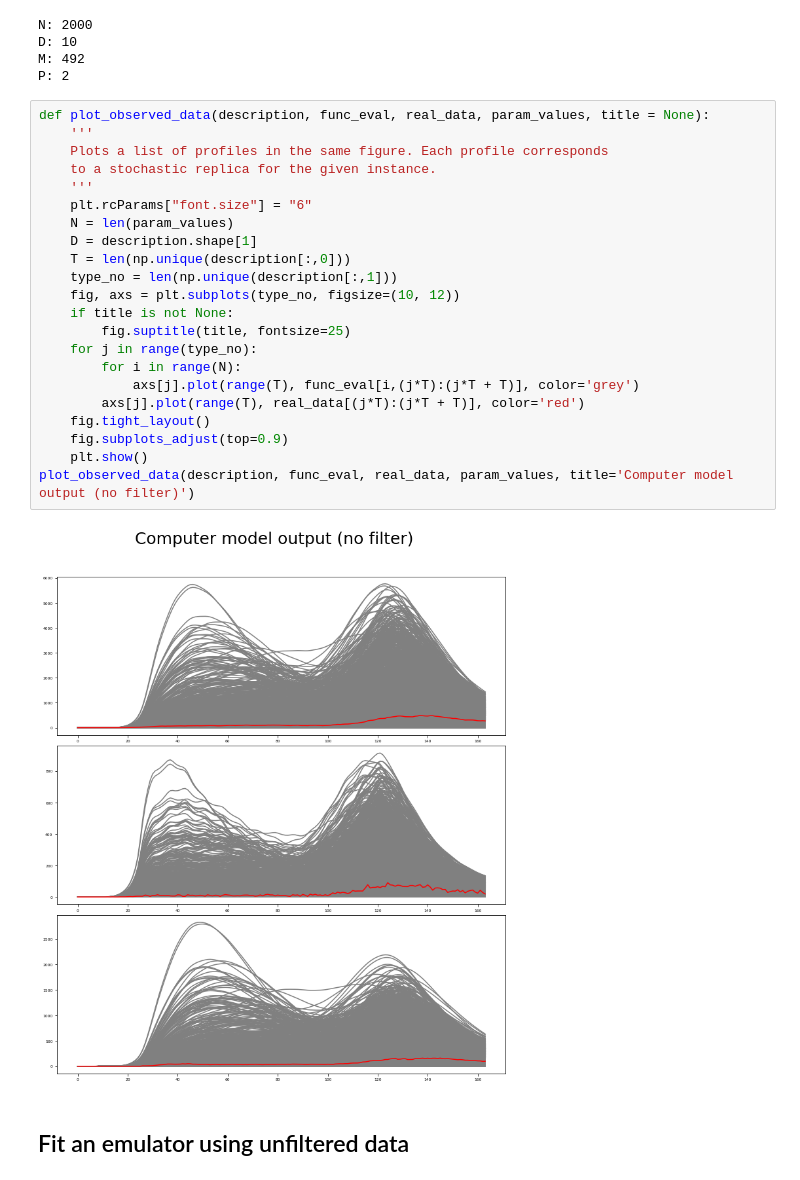
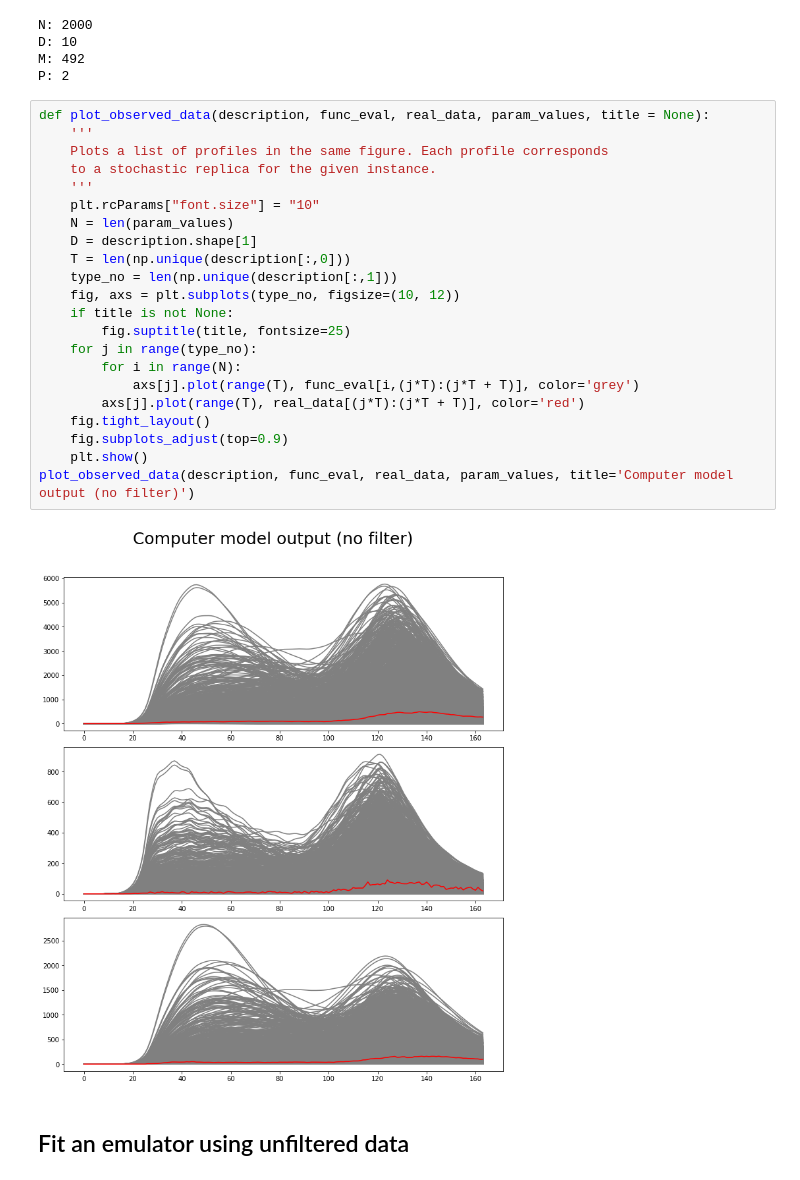
Before and after one commit to catatonicpig/ModCal, a Jupyter notebook: examples/Example3/Example3_nb.ipynb, the cells around one changed output. Cells and saved outputs as stored; diff of their text form.

```diff
--- a/examples/Example3/Example3_nb.ipynb
+++ b/examples/Example3/Example3_nb.ipynb
@@ -25,27 +25,27 @@ P: 2
 # %%
 def plot_observed_data(description, func_eval, real_data, param_values, title = None):
     '''
     Plots a list of profiles in the same figure. Each profile corresponds
     to a stochastic replica for the given instance.
     '''
-    plt.rcParams["font.size"] = "6"
+    plt.rcParams["font.size"] = "10"
     N = len(param_values)
     D = description.shape[1]
     T = len(np.unique(description[:,0]))
     type_no = len(np.unique(description[:,1]))
     fig, axs = plt.subplots(type_no, figsize=(10, 12))
     if title is not None:
         fig.suptitle(title, fontsize=25)
     for j in range(type_no):
         for i in range(N):
             axs[j].plot(range(T), func_eval[i,(j*T):(j*T + T)], color='grey')
         axs[j].plot(range(T), real_data[(j*T):(j*T + T)], color='red')
     fig.tight_layout()
     fig.subplots_adjust(top=0.9)
     plt.show()
 plot_observed_data(description, func_eval, real_data, param_values, title='Computer model output (no filter)')
 # %% [output]
-[figure, old version]
+[figure, new version]
 # %% [markdown]
 ## Fit an emulator using unfiltered data
 # %%
```
Also changed, not shown: parts of 13 cells of this notebook, 6 other files.
